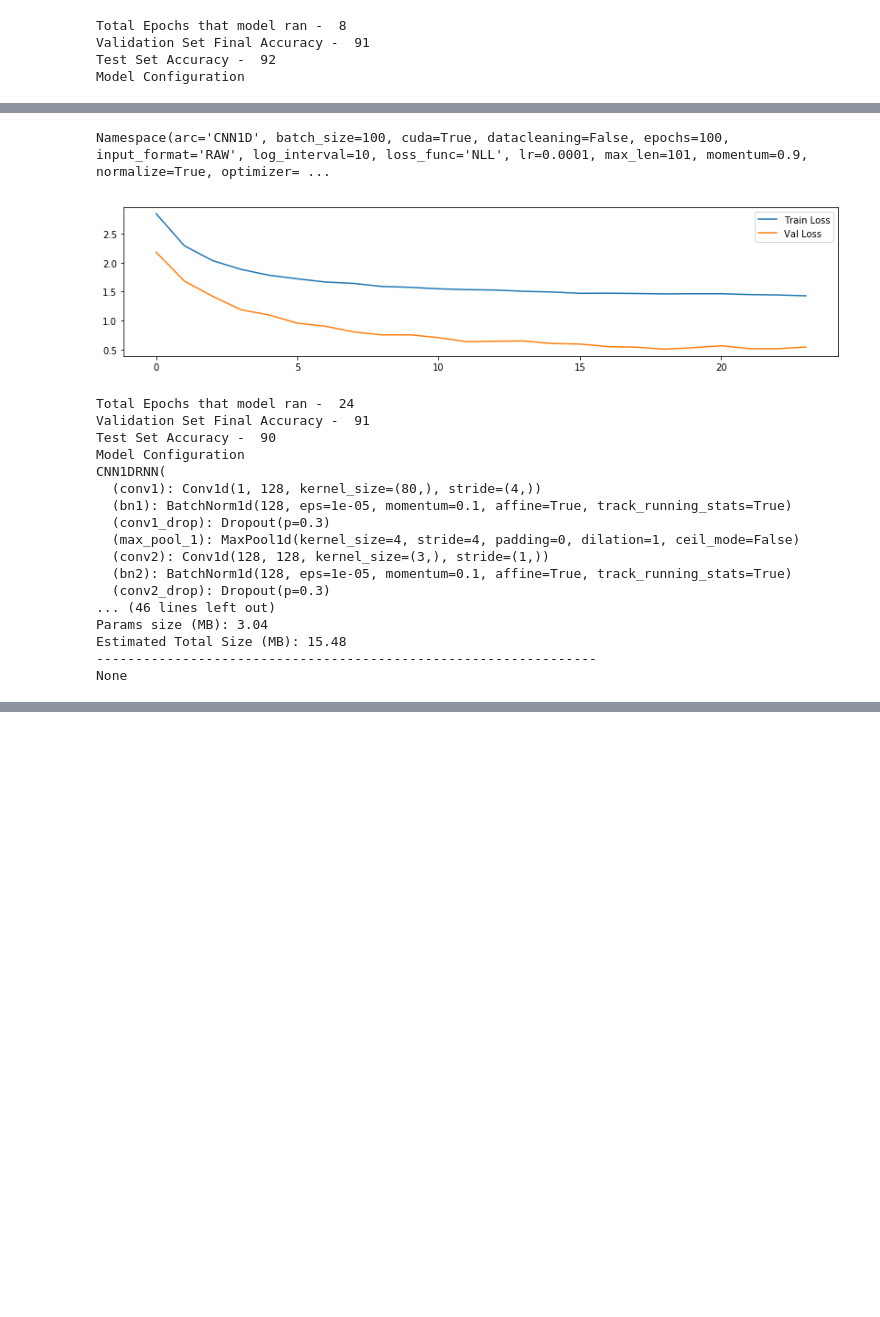
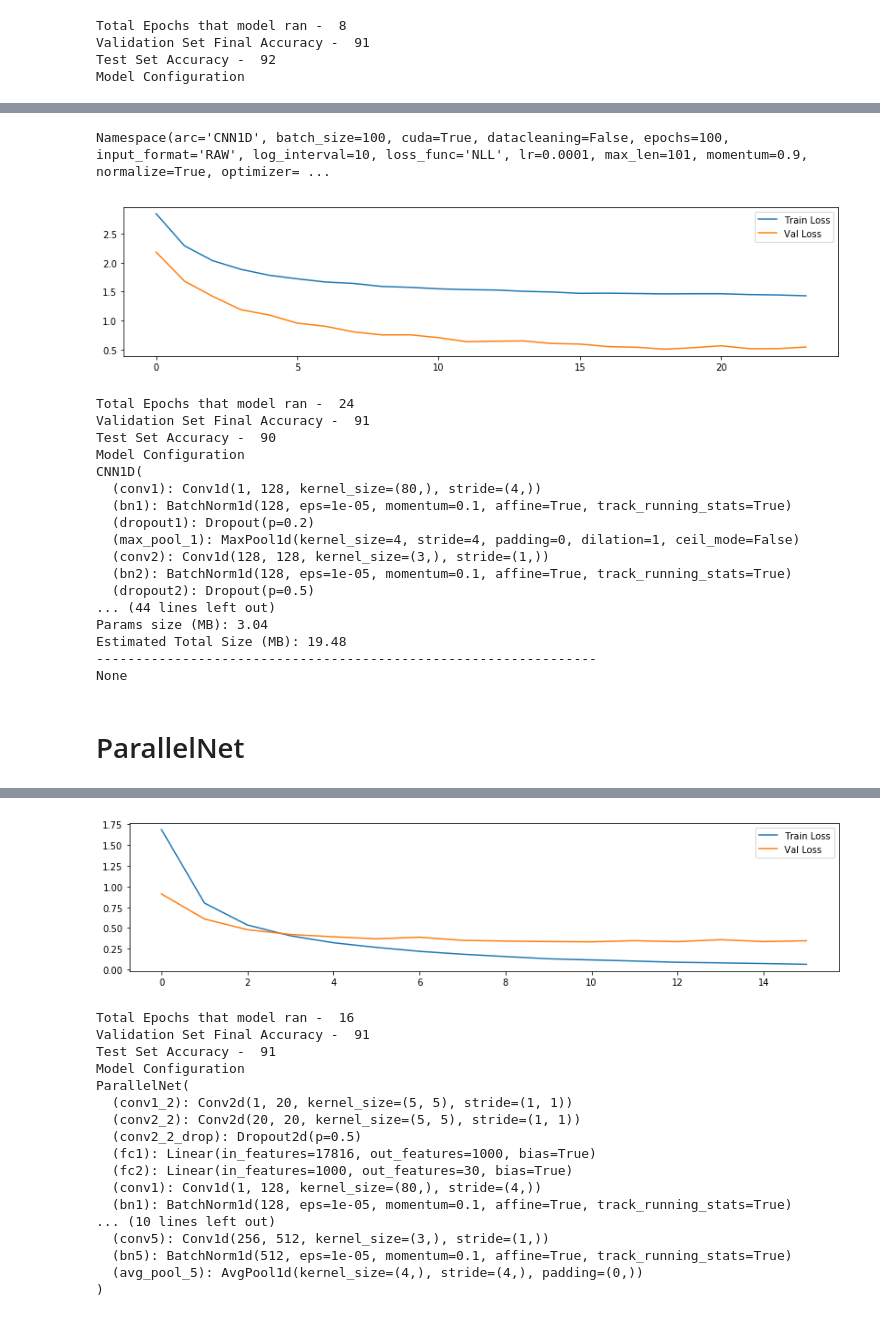
Before and after one commit to anshu3769/Audio-Classification-using-Deep-Learning-Networks, a Jupyter notebook: ResultAnalysis.ipynb, the cells around one changed output, grey strips where cells are left out. Cells and saved outputs as stored; diff of their text form; code cells hidden in the pictures; blank space fills up the shorter version.

```diff
--- a/ResultAnalysis.ipynb
+++ b/ResultAnalysis.ipynb
@@ -172,5 +166,5 @@ AttributeError: 'tuple' object has no attribute 'size'
 # %%
-model=CNN1DRNN()
+model=CNN1D()
 input_size=(1,16000)
 cnn1d_v_a=readOutput("output/cnn1d.txt", model, input_size=input_size)
 # %% [output]
@@ -180,16 +174,22 @@ Total Epochs that model ran -  24
 Validation Set Final Accuracy -  91
 Test Set Accuracy -  90
 Model Configuration
-CNN1DRNN(
+CNN1D(
   (conv1): Conv1d(1, 128, kernel_size=(80,), stride=(4,))
   (bn1): BatchNorm1d(128, eps=1e-05, momentum=0.1, affine=True, track_running_stats=True)
-  (conv1_drop): Dropout(p=0.3)
+  (dropout1): Dropout(p=0.2)
   (max_pool_1): MaxPool1d(kernel_size=4, stride=4, padding=0, dilation=1, ceil_mode=False)
   (conv2): Conv1d(128, 128, kernel_size=(3,), stride=(1,))
   (bn2): BatchNorm1d(128, eps=1e-05, momentum=0.1, affine=True, track_running_stats=True)
-  (conv2_drop): Dropout(p=0.3)
-... (46 lines left out)
+  (dropout2): Dropout(p=0.5)
+... (44 lines left out)
 Params size (MB): 3.04
-Estimated Total Size (MB): 15.48
+Estimated Total Size (MB): 19.48
 ----------------------------------------------------------------
 None
+# %% [markdown]
+# ParallelNet
+# %%
+model=ParallelNet(17816)
+cnn1d_v_a=readOutput("output/parallel.txt", model)
+# %% [output]
@@ -195,0 +197,18 @@ None
+[figure, added]
+Total Epochs that model ran -  16
+Validation Set Final Accuracy -  91
+Test Set Accuracy -  91
+Model Configuration
+ParallelNet(
+  (conv1_2): Conv2d(1, 20, kernel_size=(5, 5), stride=(1, 1))
+  (conv2_2): Conv2d(20, 20, kernel_size=(5, 5), stride=(1, 1))
+  (conv2_2_drop): Dropout2d(p=0.5)
+  (fc1): Linear(in_features=17816, out_features=1000, bias=True)
+  (fc2): Linear(in_features=1000, out_features=30, bias=True)
+  (conv1): Conv1d(1, 128, kernel_size=(80,), stride=(4,))
+  (bn1): BatchNorm1d(128, eps=1e-05, momentum=0.1, affine=True, track_running_stats=True)
+... (10 lines left out)
+  (conv5): Conv1d(256, 512, kernel_size=(3,), stride=(1,))
+  (bn5): BatchNorm1d(512, eps=1e-05, momentum=0.1, affine=True, track_running_stats=True)
+  (avg_pool_5): AvgPool1d(kernel_size=(4,), stride=(4,), padding=(0,))
+)
```
Also changed, not shown: parts of 11 cells of this notebook, 1 other file.
